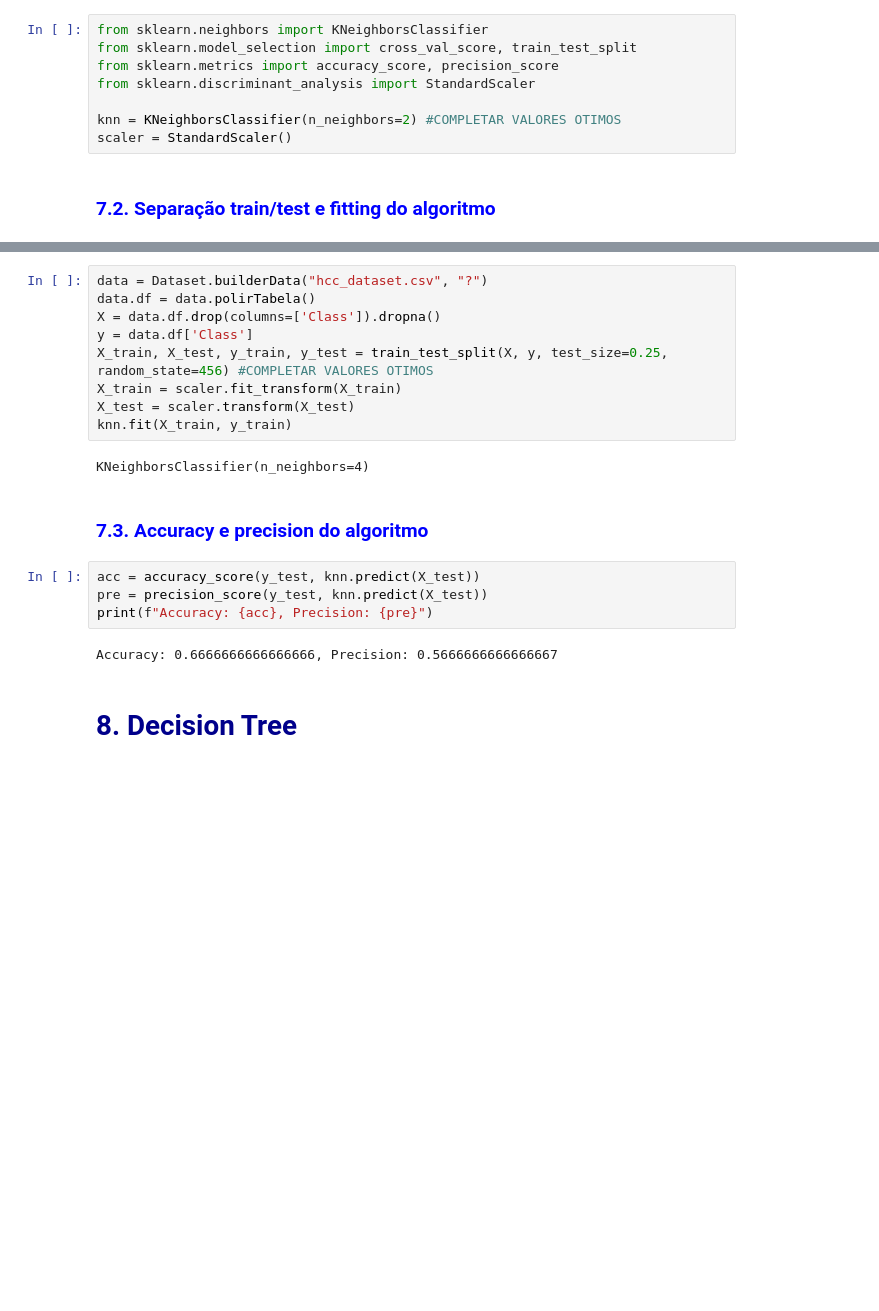
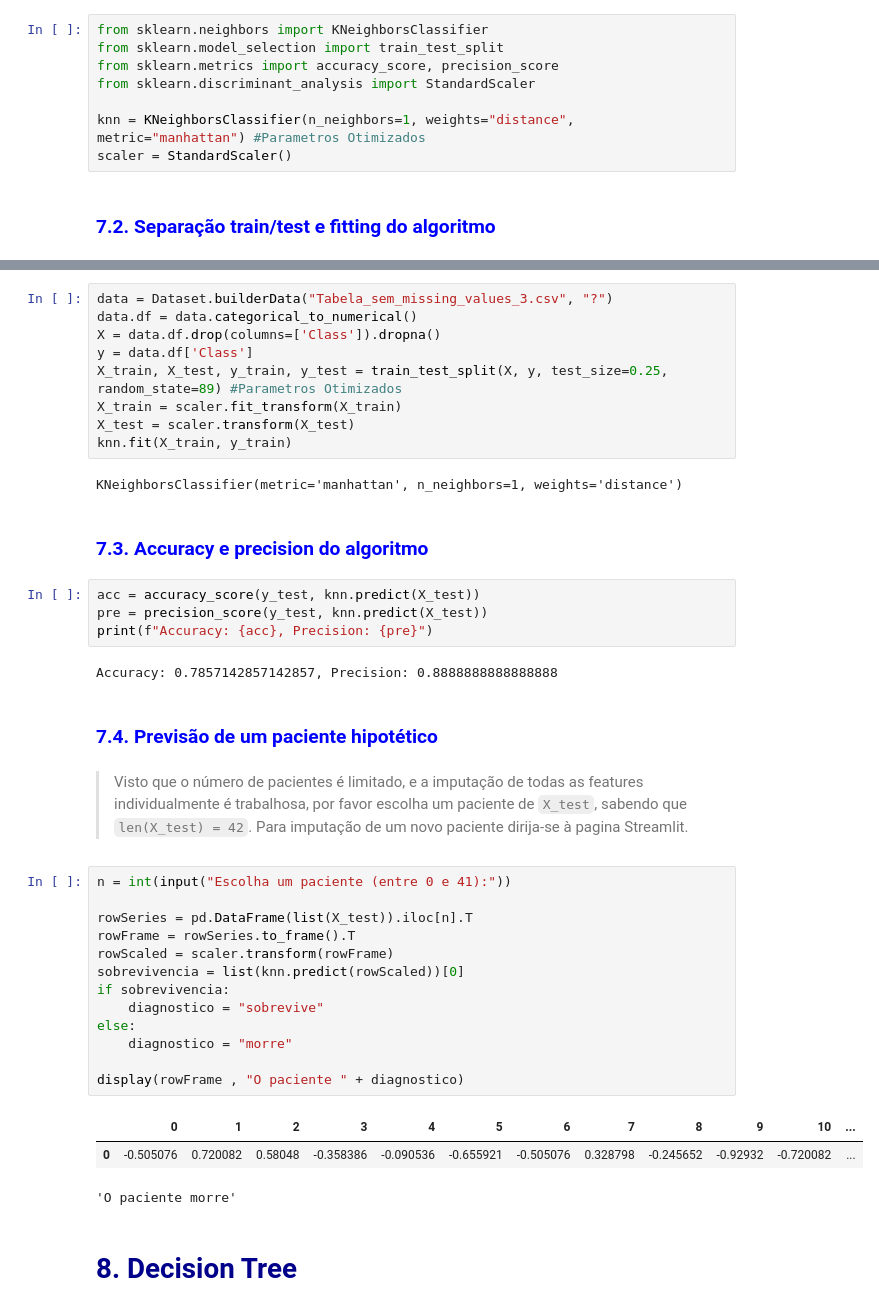
Before and after one commit to Bugss05/IACD_Predicting_Hepatocellular_Carcinoma_through_SML, a Jupyter notebook: polirTabela.ipynb, the cells around one changed output, grey strips where cells are left out. Drawn from its saved outputs; the diff is of its cells as text; blank space fills up the shorter version.

```diff
--- a/polirTabela.ipynb
+++ b/polirTabela.ipynb
@@ -586,11 +641,11 @@ display(data.outliers('tratamento', 3))
 ### <font color = blue> 7.1. Import de bibliotecas e inicialização de classes <a class="anchor" id="knn-class"></a>
 # %%
 from sklearn.neighbors import KNeighborsClassifier
-from sklearn.model_selection import cross_val_score, train_test_split
+from sklearn.model_selection import train_test_split
 from sklearn.metrics import accuracy_score, precision_score
 from sklearn.discriminant_analysis import StandardScaler
 
-knn = KNeighborsClassifier(n_neighbors=2) #COMPLETAR VALORES OTIMOS
+knn = KNeighborsClassifier(n_neighbors=1, weights="distance", metric="manhattan") #Parametros Otimizados
 scaler = StandardScaler()
 # %% [markdown]
 ### <font color = blue> 7.2. Separação train/test e fitting do algoritmo <a class="anchor" id="knn-fit"></a>
@@ -597,14 +654,14 @@ scaler = StandardScaler()
 # %%
-data = Dataset.builderData("hcc_dataset.csv", "?")
-data.df = data.polirTabela()
+data = Dataset.builderData("Tabela_sem_missing_values_3.csv", "?")
+data.df = data.categorical_to_numerical()
 X = data.df.drop(columns=['Class']).dropna()
 y = data.df['Class']
-X_train, X_test, y_train, y_test = train_test_split(X, y, test_size=0.25, random_state=456) #COMPLETAR VALORES OTIMOS
+X_train, X_test, y_train, y_test = train_test_split(X, y, test_size=0.25, random_state=89) #Parametros Otimizados
 X_train = scaler.fit_transform(X_train)
 X_test = scaler.transform(X_test)
 knn.fit(X_train, y_train)
 # %% [output]
-KNeighborsClassifier(n_neighbors=4)
+KNeighborsClassifier(metric='manhattan', n_neighbors=1, weights='distance')
 # %% [markdown]
 ### <font color = blue> 7.3. Accuracy e precision do algoritmo <a class="anchor" id="knn-acc"></a>
 # %%
@@ -612,7 +669,28 @@ acc = accuracy_score(y_test, knn.predict(X_test))
 pre = precision_score(y_test, knn.predict(X_test))
 print(f"Accuracy: {acc}, Precision: {pre}")
 # %% [output]
-Accuracy: 0.6666666666666666, Precision: 0.5666666666666667
+Accuracy: 0.7857142857142857, Precision: 0.8888888888888888
+# %% [markdown]
+### <font color = blue> 7.4. Previsão de um paciente hipotético <a class="anchor" id="knn-prev"></a>
+# %% [markdown]
+>Visto que o número de pacientes é limitado, e a imputação de todas as features individualmente é trabalhosa, por favor escolha um paciente de `X_test`, sabendo que `len(X_test) = 42`. Para imputação de um novo paciente dirija-se à pagina Streamlit.
+# %%
+n = int(input("Escolha um paciente (entre 0 e 41):"))
+
+rowSeries = pd.DataFrame(list(X_test)).iloc[n].T
+rowFrame = rowSeries.to_frame().T
+rowScaled = scaler.transform(rowFrame)
+sobrevivencia = list(knn.predict(rowScaled))[0]
+if sobrevivencia:
+    diagnostico = "sobrevive"
+else:
+    diagnostico = "morre"
+
+display(rowFrame , "O paciente " + diagnostico)
+# %% [output]
+|  | 0 | 1 | 2 | 3 | 4 | 5 | 6 | 7 | 8 | 9 | 10 | ... |
+| 0 | -0.505076 | 0.720082 | 0.58048 | -0.358386 | -0.090536 | -0.655921 | -0.505076 | 0.328798 | -0.245652 | -0.92932 | -0.720082 | ... |
+'O paciente morre'
 # %% [markdown]
 # <font color = darkblue> 8. Decision Tree <a class="anchor" id="tree"></a>
 # %% [markdown]
```
Also changed, not shown: parts of 37 cells of this notebook, 3 other files.
